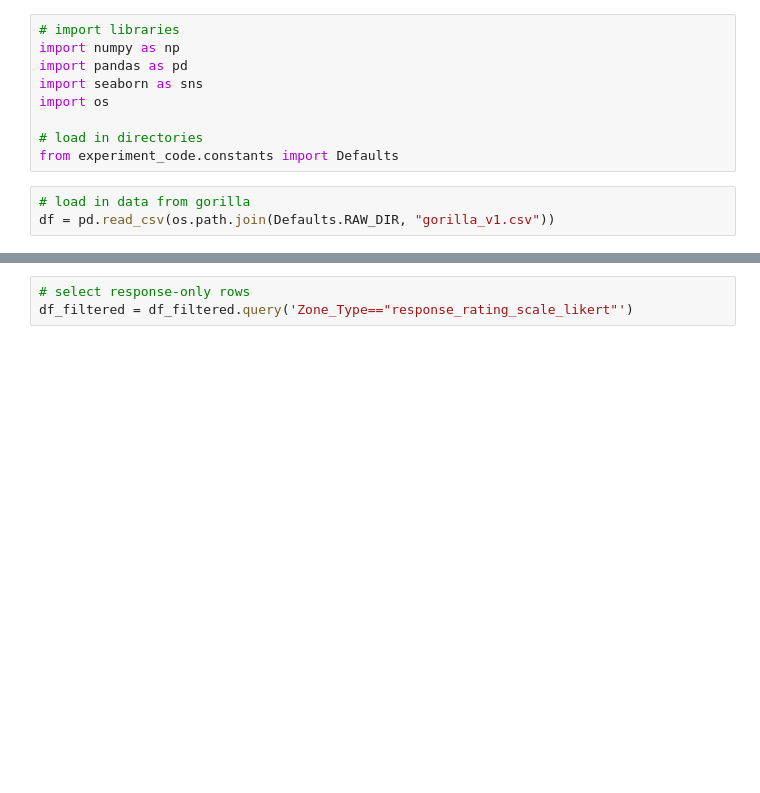
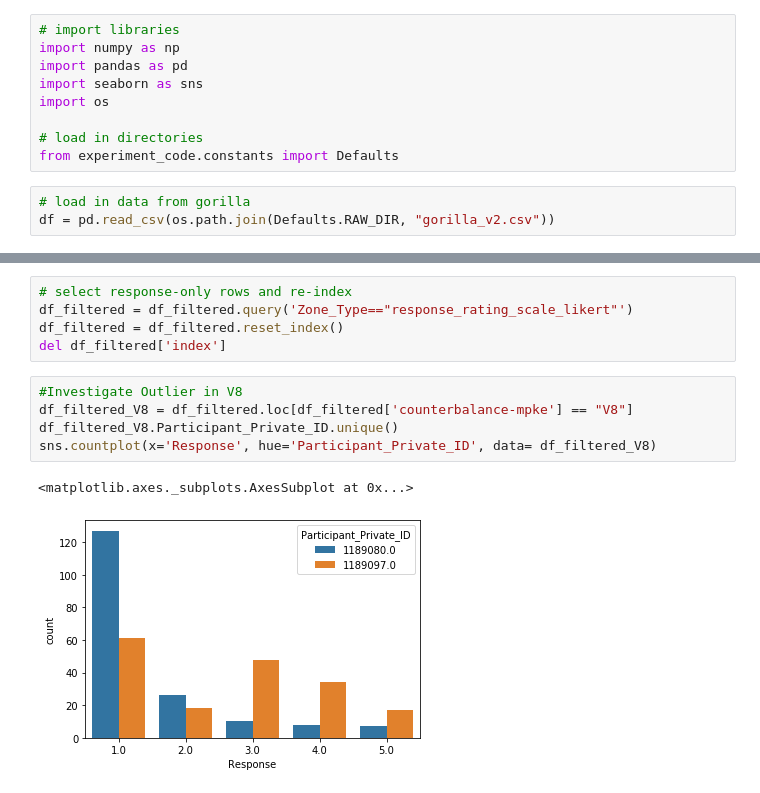
Before and after one commit to sbruinsma1/cort_language, a Jupyter notebook: notebooks/pilot_cort_scaling_gorilla_ana.ipynb, the cells around one changed output, grey strips where cells are left out. Drawn from its saved outputs; the diff is of its cells as text; blank space fills up the shorter version.

```diff
--- a/notebooks/pilot_cort_scaling_gorilla_ana.ipynb
+++ b/notebooks/pilot_cort_scaling_gorilla_ana.ipynb
@@ -9,6 +9,6 @@ import os
 from experiment_code.constants import Defaults
 # %%
 # load in data from gorilla
-df = pd.read_csv(os.path.join(Defaults.RAW_DIR, "gorilla_v1.csv"))
+df = pd.read_csv(os.path.join(Defaults.RAW_DIR, "gorilla_v2.csv"))
 # %%
 # filter dataframe to remove redundant cols
@@ -23,3 +32,13 @@ df_filtered = df_filtered.rename({'Zone Type':'Zone_Type'}, axis=1)
 # %%
-# select response-only rows
+# select response-only rows and re-index
 df_filtered = df_filtered.query('Zone_Type=="response_rating_scale_likert"')
+df_filtered = df_filtered.reset_index()
+del df_filtered['index']
+# %%
+#Investigate Outlier in V8
+df_filtered_V8 = df_filtered.loc[df_filtered['counterbalance-mpke'] == "V8"]
+df_filtered_V8.Participant_Private_ID.unique()
+sns.countplot(x='Response', hue='Participant_Private_ID', data= df_filtered_V8)
+# %% [output]
+<matplotlib.axes._subplots.AxesSubplot at 0x...>
+[figure, added]
```
Also changed, not shown: parts of 5 cells of this notebook, 1 other file.
